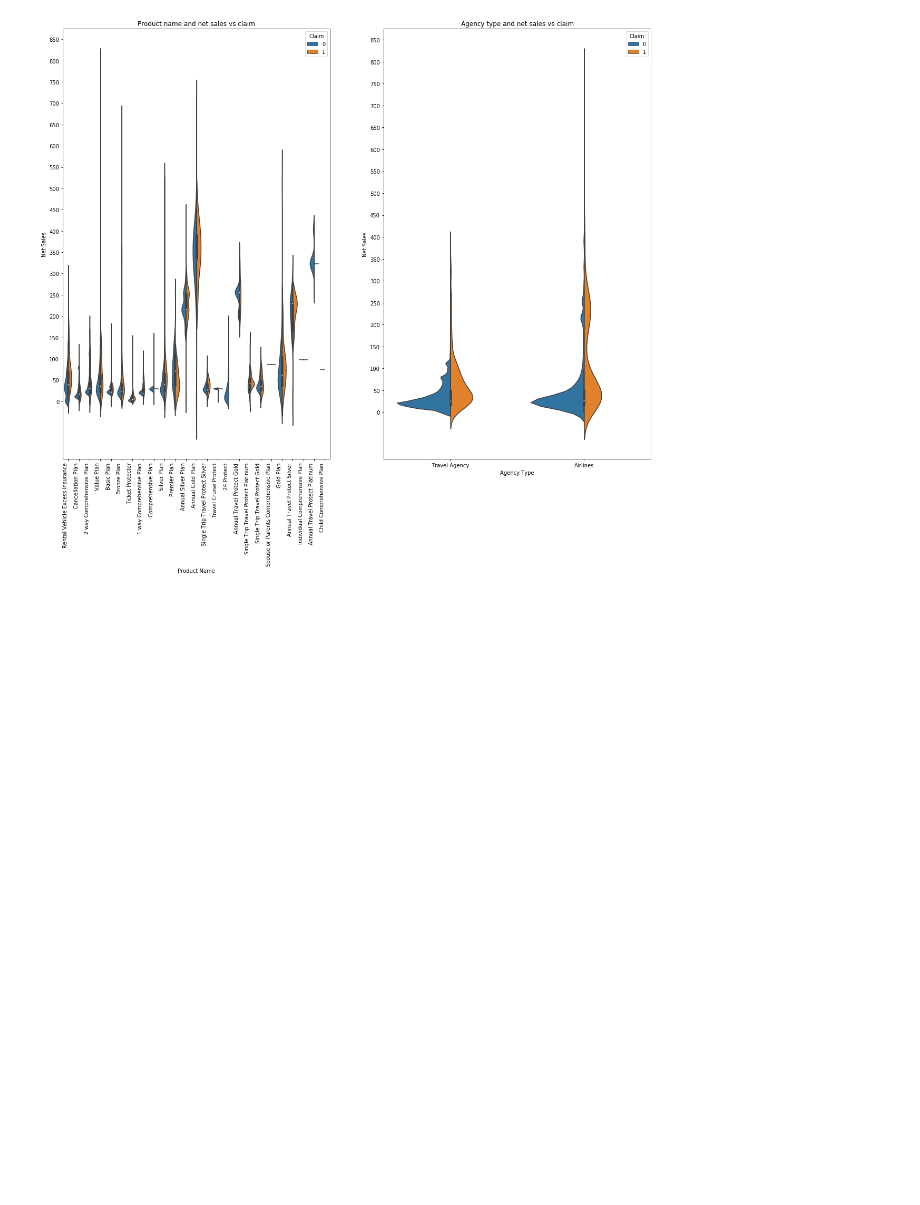
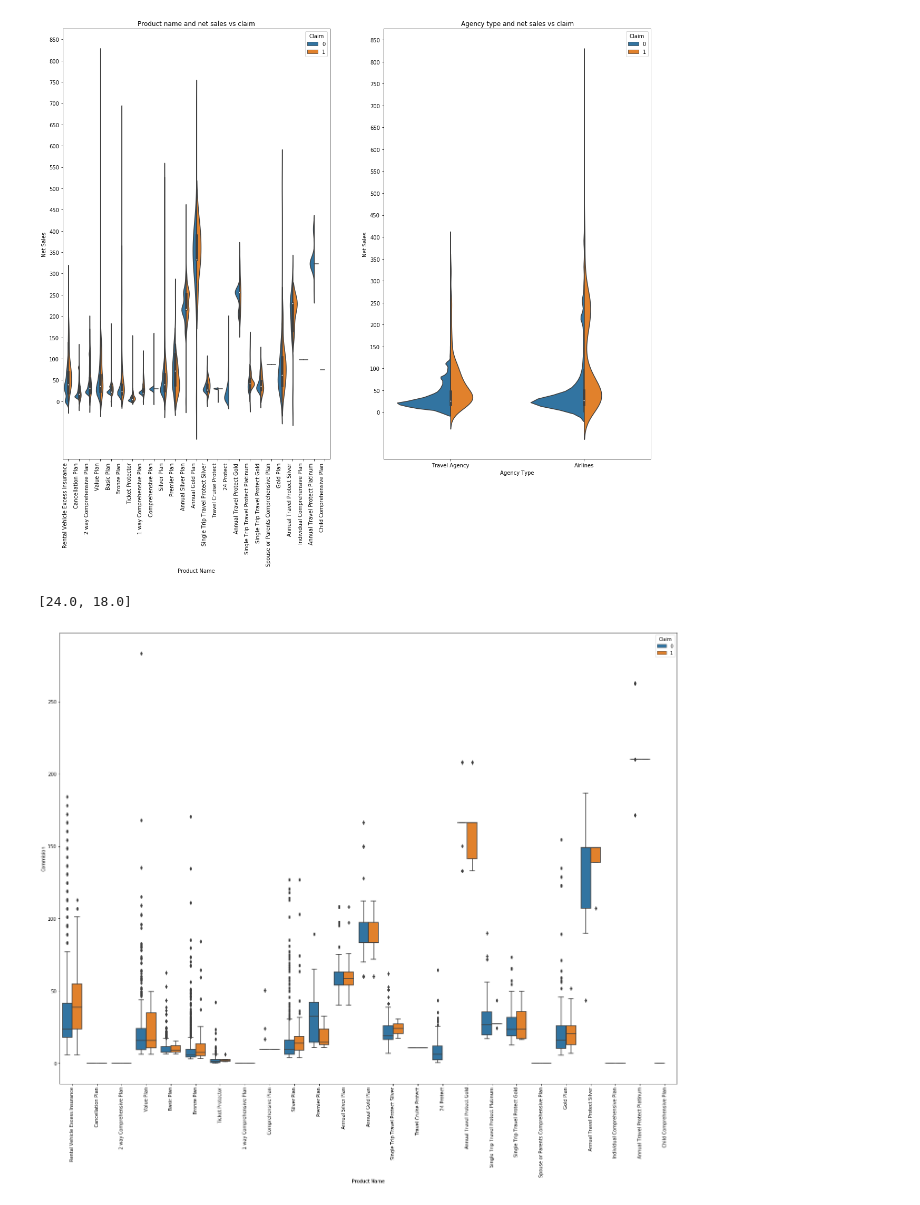
Before and after one commit to sosagago/Are-you-sure-to-Insure-, a Jupyter notebook: Insurer.ipynb, the cells around one changed output. Cells and saved outputs as stored; diff of their text form; code cells hidden in the pictures; blank space fills up the shorter version.

```diff
--- a/Insurer.ipynb
+++ b/Insurer.ipynb
@@ -229,3 +229,19 @@ plt.setp(ax[0].get_xticklabels(), rotation=90, horizontalalignment='right')
 plt.show()
 # %% [output]
 [figure]
+# %%
+df.rename(columns={'Commision (in value)':'Commision'},
+                 inplace=True)
+fig_size = plt.rcParams["figure.figsize"]
+print(fig_size)
+
+fig_size[0] = 24
+fig_size[1] = 18
+plt.rcParams["figure.figsize"] = fig_size
+
+sns.boxplot(x = 'Product Name', y = 'Commision',hue='Claim' ,data = df)
+plt.xticks(rotation= 90)
+plt.show()
+# %% [output]
+[24.0, 18.0]
+[figure, added]
```
Also changed, not shown: parts of 1 cell of this notebook.
